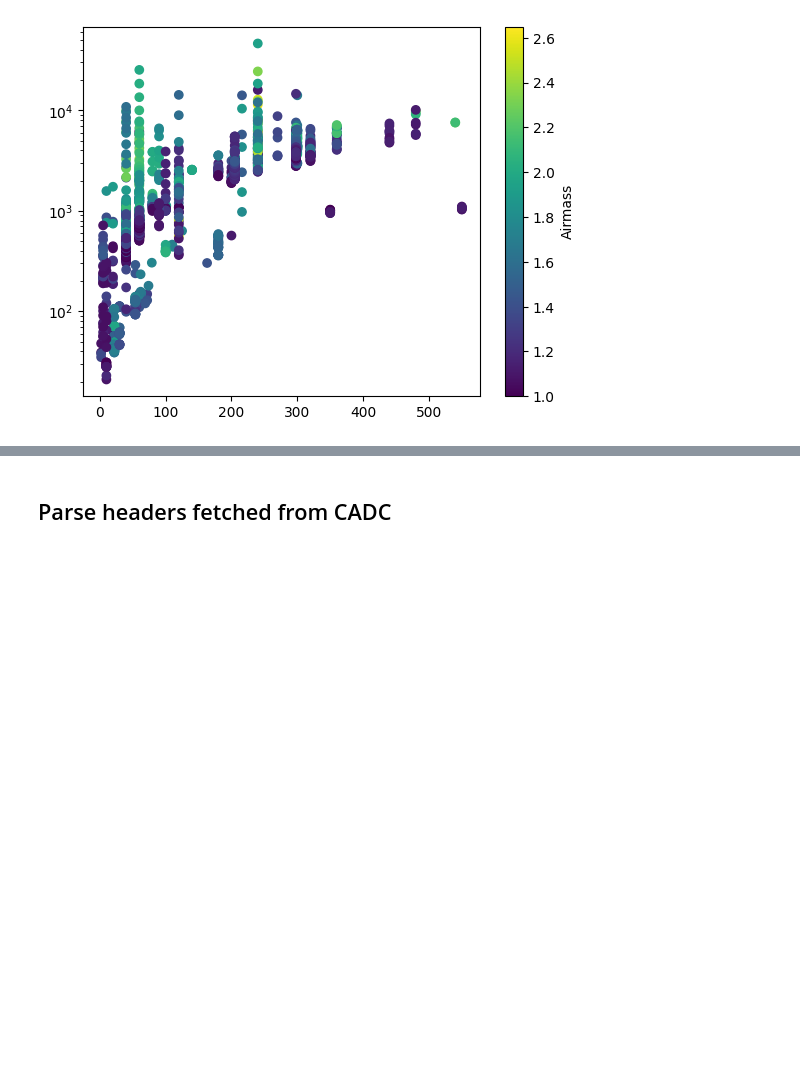
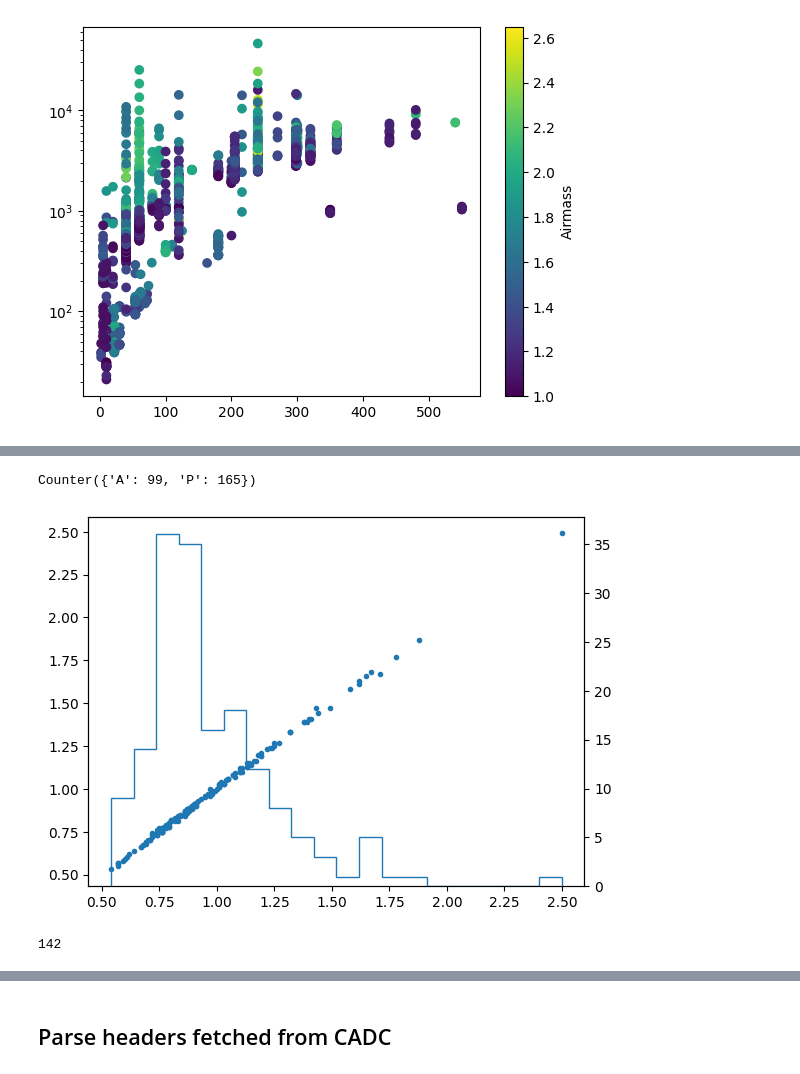
Before and after one commit to dstndstn/cfht-etc, a Jupyter notebook: cfht-exptime.ipynb, the cells around one changed output, grey strips where cells are left out. Cells and saved outputs as stored; diff of their text form; code cells hidden in the pictures; blank space fills up the shorter version.

```diff
--- a/cfht-exptime.ipynb
+++ b/cfht-exptime.ipynb
@@ -725,0 +724,5 @@ lines[0]
+# %%
+I = np.flatnonzero(T.skylevel / T.exptime < 4)
+Counter(T.photometric[I])
+# %% [output]
+Counter({'A': 99, 'P': 165})
@@ -725,0 +731,12 @@ lines[0]
+# %%
+I = np.flatnonzero((T.skylevel / T.exptime < 4) * (T.photometric == 'P'))
+plt.plot(T.seeing_center[I], T.seeing_outer[I], '.');
+plt.twinx()
+plt.hist(T.seeing_center[I], histtype='step', bins=20);
+# %% [output]
+[figure, added]
+# %%
+I = np.flatnonzero((T.skylevel / T.exptime < 4) * (T.photometric == 'P') * (T.seeing_center < 1.25))
+len(I)
+# %% [output]
+142
```
Also changed, not shown: parts of 7 cells of this notebook.
